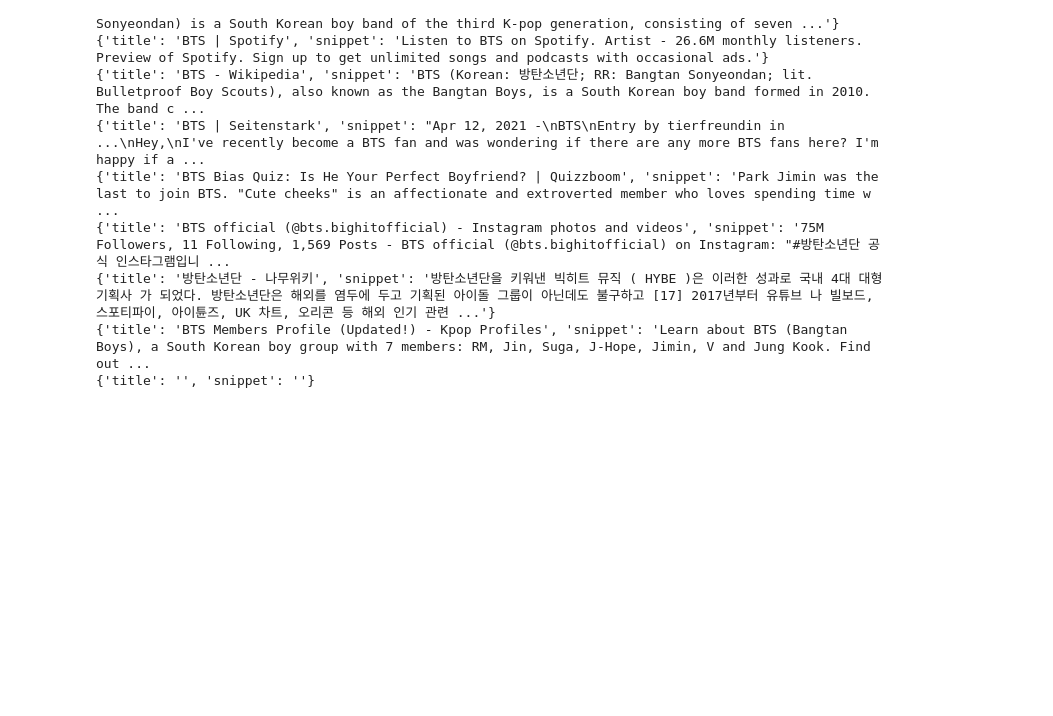
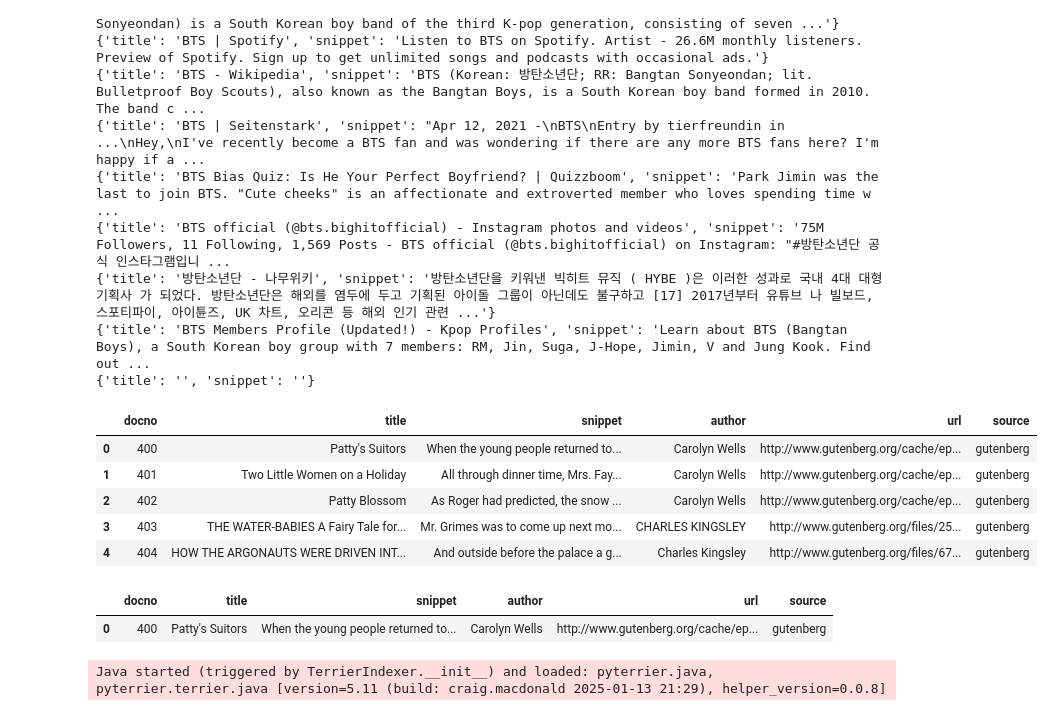
Before and after one commit to HrishitaC/LISP_Dataset_and_Platform, a Jupyter notebook: search-engine/test.ipynb, the cells around one changed output. Cells and saved outputs as stored; diff of their text form; code cells hidden in the pictures; blank space fills up the shorter version.

Commit message:
Made a dataset using commonlit and revised search engine pipeline for it

```diff
--- a/search-engine/test.ipynb
+++ b/search-engine/test.ipynb
@@ -107,3 +107,24 @@ for i in items:
 {'title': '방탄소년단 - 나무위키', 'snippet': '방탄소년단을 키워낸 빅히트 뮤직 ( HYBE )은 이러한 성과로 국내 4대 대형 기획사 가 되었다. 방탄소년단은 해외를 염두에 두고 기획된 아이돌 그룹이 아닌데도 불구하고 [17] 2017년부터 유튜브 나 빌보드, 스포티파이, 아이튠즈, UK 차트, 오리콘 등 해외 인기 관련 ...'}
 {'title': 'BTS Members Profile (Updated!) - Kpop Profiles', 'snippet': 'Learn about BTS (Bangtan Boys), a South Korean boy group with 7 members: RM, Jin, Suga, J-Hope, Jimin, V and Jung Kook. Find out ...
 {'title': '', 'snippet': ''}
+# %%
+import pandas as pd
+import re
+
+commonlit = pd.read_excel("datasets/CLEAR Corpus 6.01.xlsx")
+commonlit = commonlit[["ID", "Title", "Excerpt", "Author", "URL", "Source"]]
+
+commonlit["Title"] = commonlit["Title"].apply(lambda x: re.sub(r"(\n+\s*)|(\s+)", " ", x.strip()))
+commonlit["Excerpt"] = commonlit["Excerpt"].apply(lambda x: re.sub(r"(\n+\s*)|(\s+)", " ", x.strip()))
+commonlit["ID"] = commonlit["ID"].apply(lambda x: str(x))
+
+commonlit = commonlit.rename({"Title": "title", "Excerpt": "snippet", "Source": "source", "Author": "author", "ID": "docno", "URL": "url"}, axis=1)
+# %%
+commonlit.head()
+# %% [output]
+|  | docno | title | snippet | author | url | source |
+| 0 | 400 | Patty's Suitors | When the young people returned to... | Carolyn Wells | http://www.gutenberg.org/cache/ep... | gutenberg |
+| 1 | 401 | Two Little Women on a Holiday | All through dinner time, Mrs. Fay... | Carolyn Wells | http://www.gutenberg.org/cache/ep... | gutenberg |
+| 2 | 402 | Patty Blossom | As Roger had predicted, the snow ... | Carolyn Wells | http://www.gutenberg.org/cache/ep... | gutenberg |
+| 3 | 403 | THE WATER-BABIES A Fairy Tale for... | Mr. Grimes was to come up next mo... | CHARLES KINGSLEY | http://www.gutenberg.org/files/25... | gutenberg |
+| 4 | 404 | HOW THE ARGONAUTS WERE DRIVEN INT... | And outside before the palace a g... | Charles Kingsley | http://www.gutenberg.org/files/67... | gutenberg |
@@ -109,0 +133,39 @@ for i in items:
+# %%
+import json
+import pandas as pd
+
+lines = []
+with open(r'datasets/commonlit/docs.jsonl') as f:
+    lines = f.read().splitlines()
+
+line_dicts = [json.loads(line) for line in lines]
+df_final = pd.DataFrame(line_dicts)
+df_final.drop_duplicates(inplace=True,ignore_index=True)
+df_final.head(1)
+# %% [output]
+|  | docno | title | snippet | author | url | source |
+| 0 | 400 | Patty's Suitors | When the young people returned to... | Carolyn Wells | http://www.gutenberg.org/cache/ep... | gutenberg |
+# %%
+from pathlib import Path
+import pyterrier as pt
+import pandas as pd
+
+# df_final.to_dict(orient="records")
+
+idx_path = Path.cwd() / "index" / "commonlit"
+indexer = pt.IterDictIndexer(
+    index_path = str(idx_path),
+    meta={ # metadata recorded in index
+        "docno": max([len(docno) for docno in df_final["docno"]]),
+        "title": max([len(title) for title in df_final["title"]]),
+        "snippet": max([len(snippet) for snippet in df_final["snippet"]]),
+        "author": max([len(author) for author in df_final["author"]]),
+        "url": max([len(url) for url in df_final["url"]]),
+        "source": max([len(source) for source in df_final["source"]])
+    },
+    text_attrs = ["snippet"], # columns indexed
+    stemmer="porter",
+    stopwords="terrier",
+)
+# %% [output]
+Java started (triggered by TerrierIndexer.__init__) and loaded: pyterrier.java, pyterrier.terrier.java [version=5.11 (build: craig.macdonald 2025-01-13 21:29), helper_version=0.0.8]
```
Also changed, not shown: parts of 14 cells of this notebook, 16 other files.
